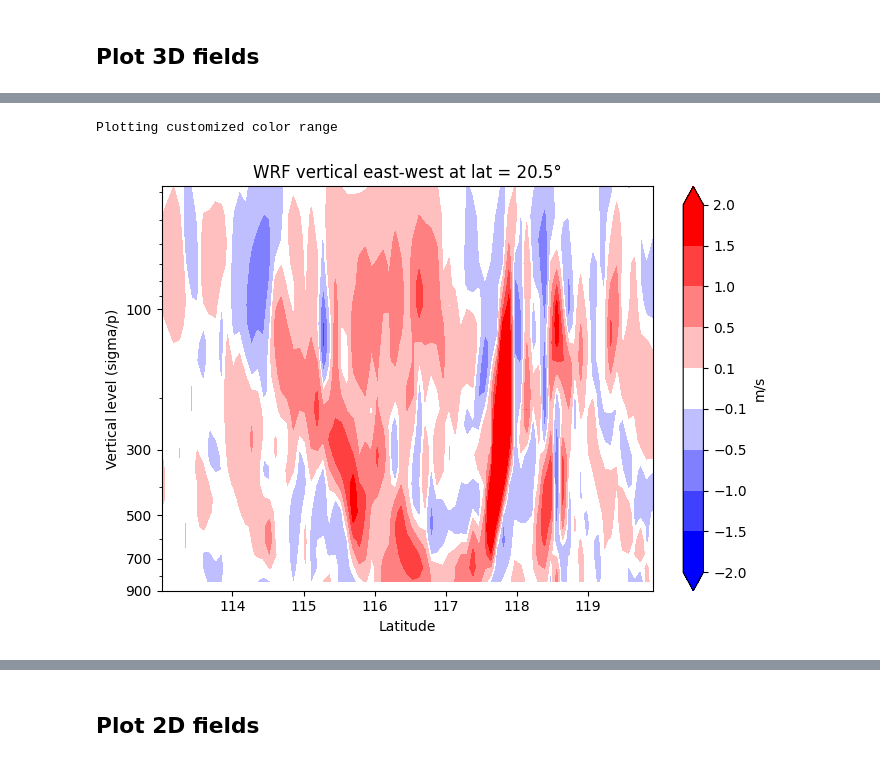
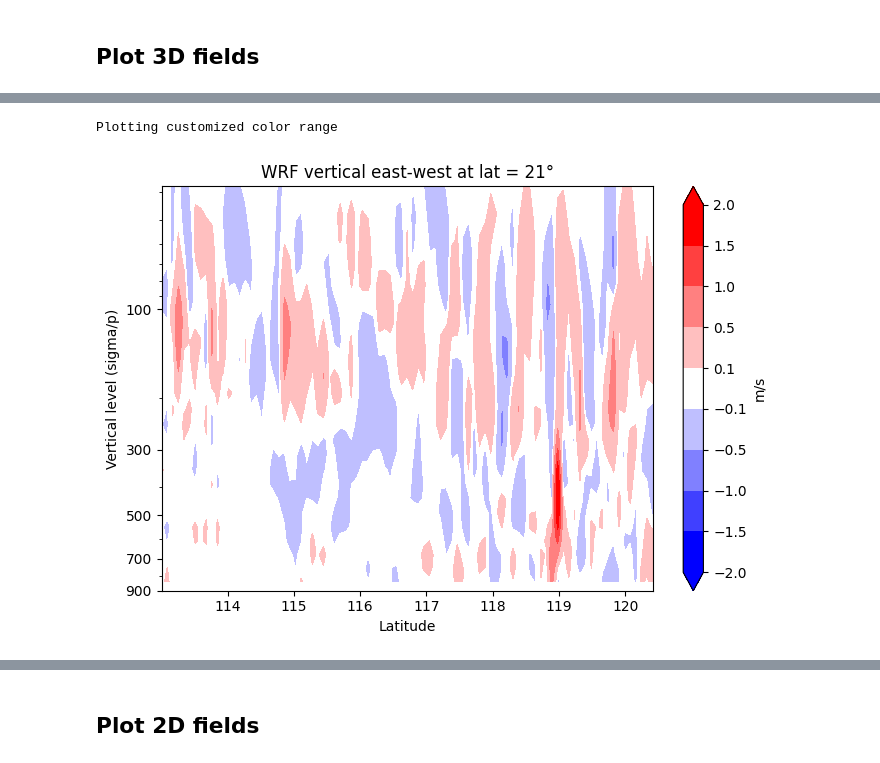
Before and after one commit to kieucq/diagnosePy, a Jupyter notebook: plotWRF_Yagi.ipynb, the cells around one changed output, grey strips where cells are left out. Cells and saved outputs as stored; diff of their text form; code cells hidden in the pictures.

```diff
--- a/plotWRF_Yagi.ipynb
+++ b/plotWRF_Yagi.ipynb
@@ -9,7 +9,7 @@ import importlib
 ## Plot 3D fields
 # %%
 # open input file
-#df,dx,nx,ny,nz = wrf.loadWRF('wrfout_d01_2024-09-03_15:00:00')
-df,dx,nx,ny,nz = wrf.loadWRF('wrfout_d01_2024-09-06_00:00:00')
+df,dx,nx,ny,nz = wrf.loadWRF('wrfout_d03_2024-09-03_15:00:00')
+#df,dx,nx,ny,nz = wrf.loadWRF('wrfout_d01_2024-09-06_12:00:00')
 df
 # %% [output]
@@ -83,27 +97,27 @@ Plotting customized color range
 # %%
 # plot vertical cross section
 importlib.reload(wrf)
 w1 = df.W.values[0]
 w2 = (w1[:nz] + w1[1:nz+1])/2.
 #clevs = [-999]                       # default color levels and scheme
 clevs=[-2.0, -1.5, -1.0,-0.5,-0.1, 0.1, 0.5, 1.0, 1.5, 2.0] # my own color levels
 min_color = (0,0,1)                   # my own color scheme
 max_color = (1,0,0)                   # my own color scheme
 title = "W-wind"
 colorbar_label = "m/s"
 plevel = 10                           # level to plot
-p3d.plot_xSection_grid3D(df,w2,xlat=20.5,xlon=-99,
-                         slat=0,elat=31,slon=113,elon=120,
+p3d.plot_xSection_grid3D(df,w2,xlat=21,xlon=-99,
+                         slat=0,elat=31,slon=113,elon=120.5,
                          lev1=1,lev2=25,
                          clevs=clevs,ticks=[-1,0,1],
                          labels="m/s",
                          title="WRF vertical east-west",
                          minc=min_color,
                          maxc=max_color,
                          zlev="s",option="shading",cfont=12)
 # %% [output]
 Plotting customized color range
-[figure, old version]
+[figure, new version]
 # %%
 importlib.reload(wrf)
 cloud = df.QRAIN.values[0]+df.QCLOUD.values[0]
```
Also changed, not shown: parts of 5 cells of this notebook, 1 other file.
